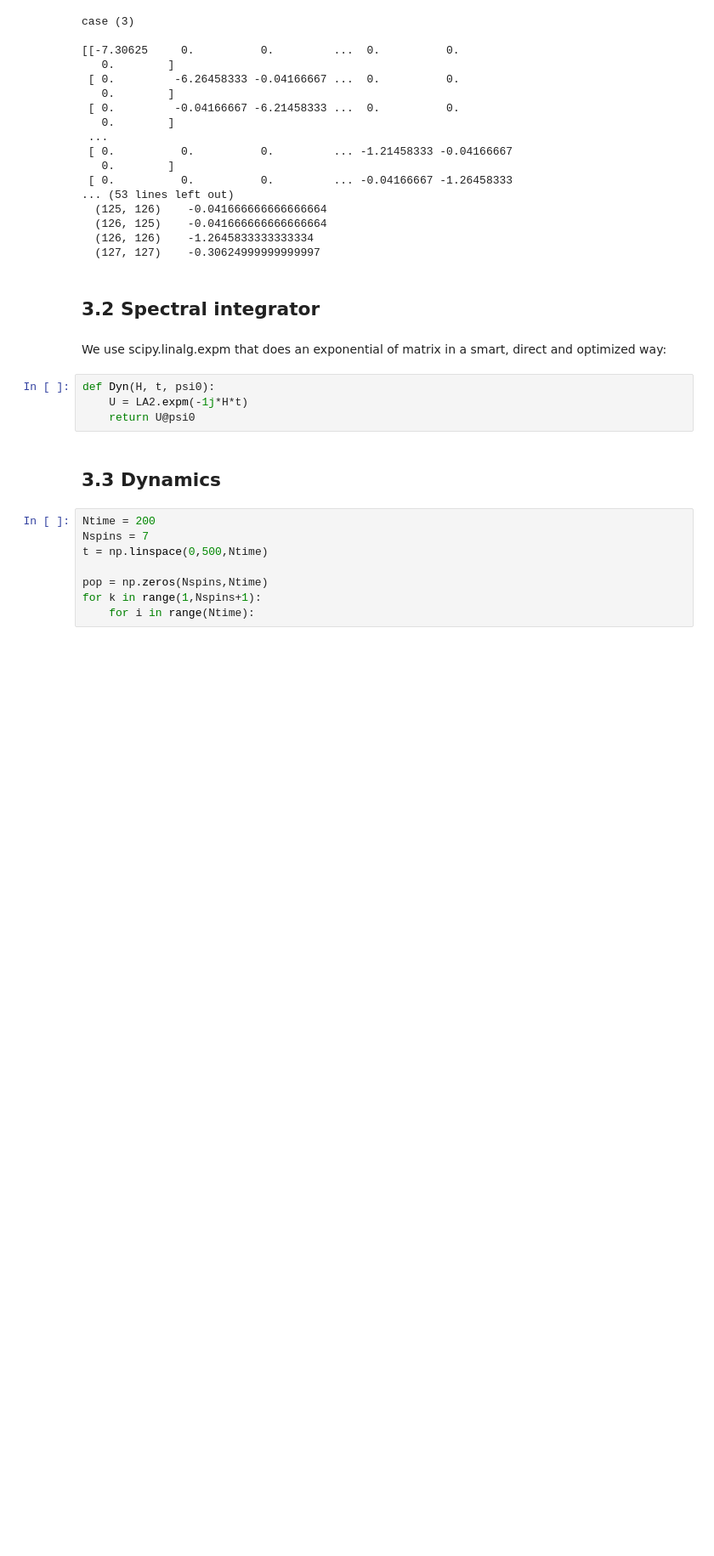
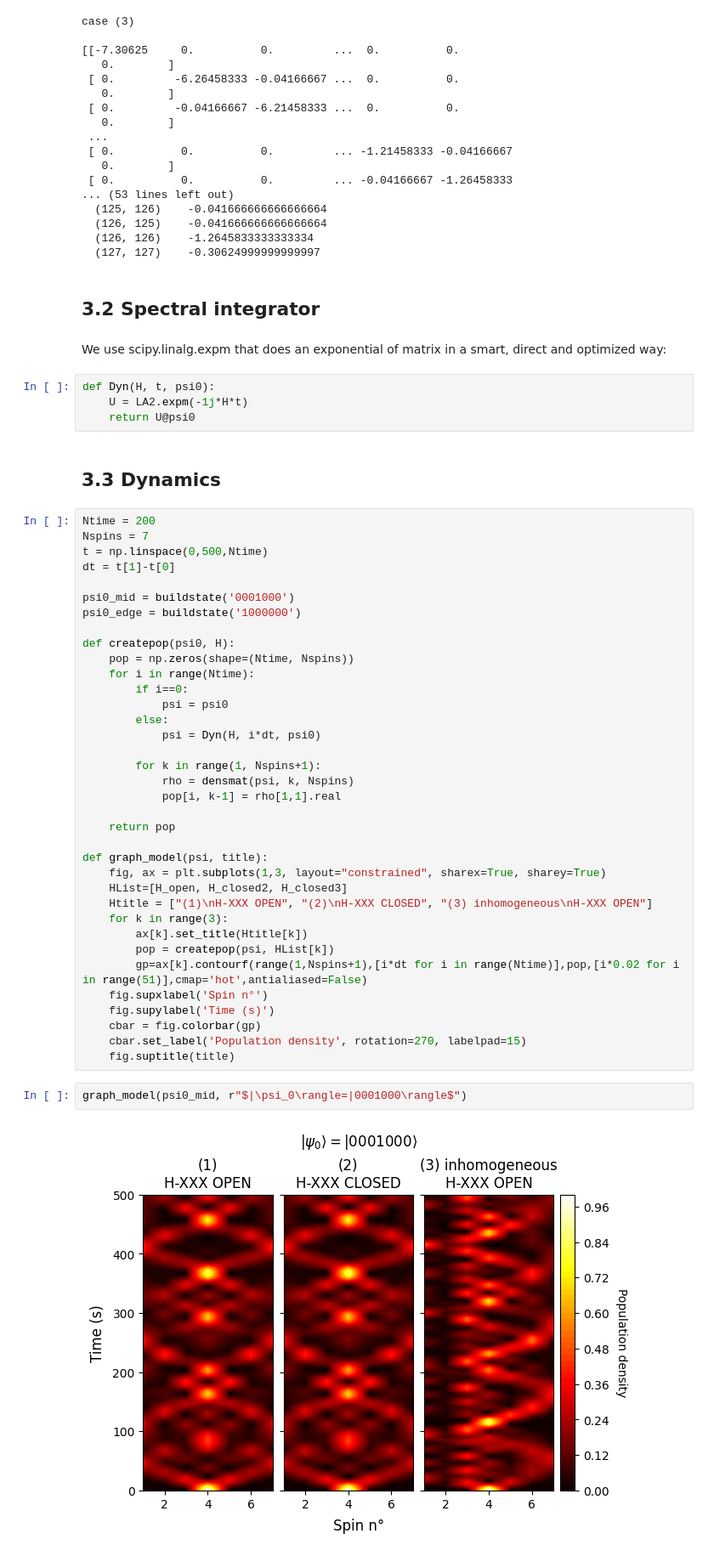
Before and after one commit to JulioSteve/AdvancedQuantumDynamics, a Jupyter notebook: BB/DQC_Spin_Lattice.ipynb, the cells around one changed output. Shown at 85% size. Saved outputs shown, nothing was run; the diff lists cells and outputs as text; blank space fills up the shorter version.

```diff
--- a/BB/DQC_Spin_Lattice.ipynb
+++ b/BB/DQC_Spin_Lattice.ipynb
@@ -785,11 +804,43 @@ def Dyn(H, t, psi0):
     return U@psi0
 # %% [markdown]
 ## 3.3 Dynamics
-# %%
-Ntime = 200
-Nspins = 7
-t = np.linspace(0,500,Ntime)
-
-pop = np.zeros(Nspins,Ntime)
-for k in range(1,Nspins+1):
-    for i in range(Ntime):
+# %%
+Ntime = 200
+Nspins = 7
+t = np.linspace(0,500,Ntime)
+dt = t[1]-t[0]
+
+psi0_mid = buildstate('0001000')
+psi0_edge = buildstate('1000000')
+
+def createpop(psi0, H):
+    pop = np.zeros(shape=(Ntime, Nspins))
+    for i in range(Ntime):
+        if i==0:
+            psi = psi0
+        else:
+            psi = Dyn(H, i*dt, psi0)
+
+        for k in range(1, Nspins+1):
+            rho = densmat(psi, k, Nspins)
+            pop[i, k-1] = rho[1,1].real
+
+    return pop
+
+def graph_model(psi, title):
+    fig, ax = plt.subplots(1,3, layout="constrained", sharex=True, sharey=True)
+    HList=[H_open, H_closed2, H_closed3]
+    Htitle = ["(1)\nH-XXX OPEN", "(2)\nH-XXX CLOSED", "(3) inhomogeneous\nH-XXX OPEN"]
+    for k in range(3):
+        ax[k].set_title(Htitle[k])
+        pop = createpop(psi, HList[k])
+        gp=ax[k].contourf(range(1,Nspins+1),[i*dt for i in range(Ntime)],pop,[i*0.02 for i in range(51)],cmap='hot',antialiased=False)
+    fig.supxlabel('Spin n°')
+    fig.supylabel('Time (s)')
+    cbar = fig.colorbar(gp)
+    cbar.set_label('Population density', rotation=270, labelpad=15)
+    fig.suptitle(title)
+# %%
+graph_model(psi0_mid, r"$|\psi_0\rangle=|0001000\rangle$")
+# %% [output]
+[figure, added]
```
Also changed, not shown: parts of 29 cells of this notebook, 2 other files.
